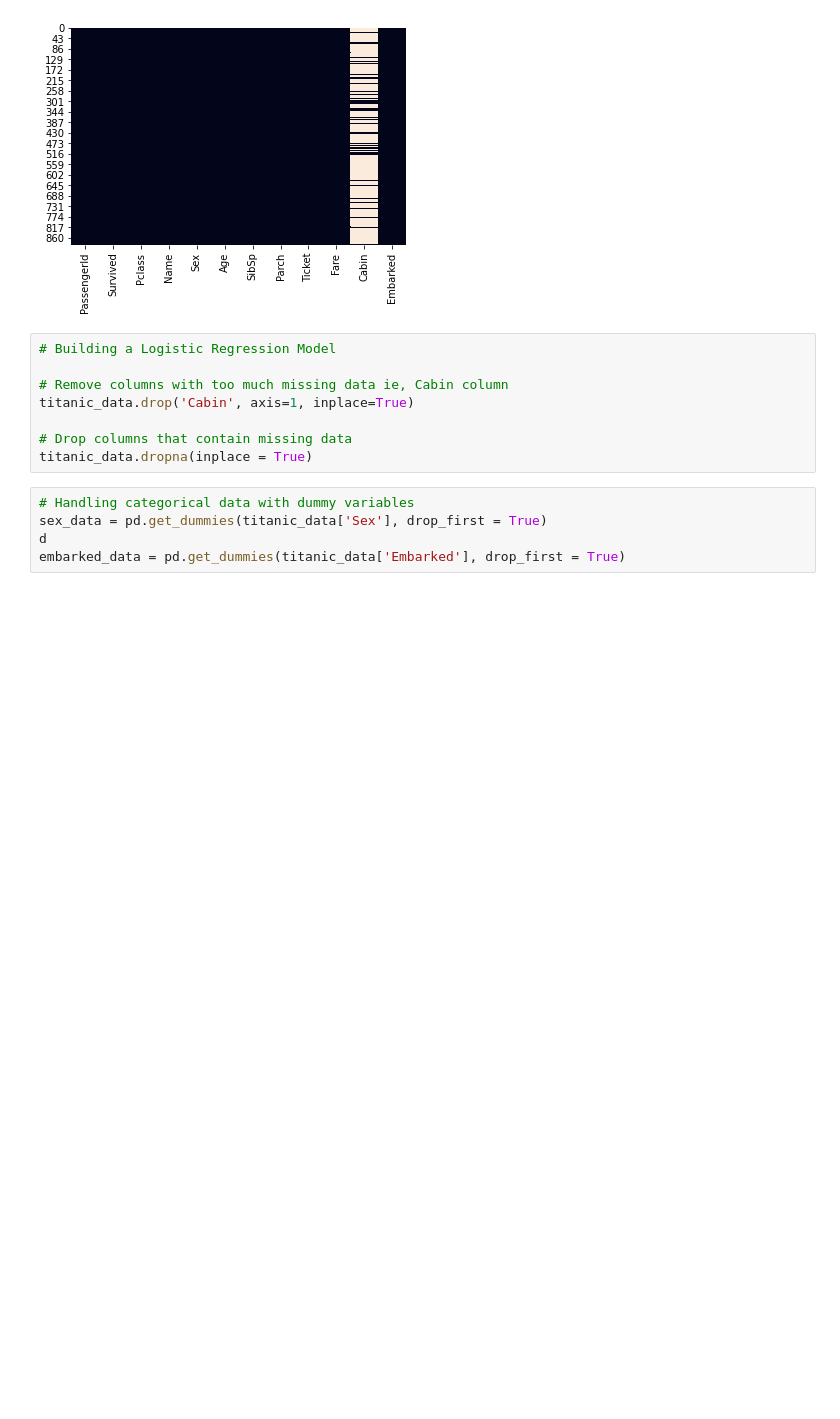
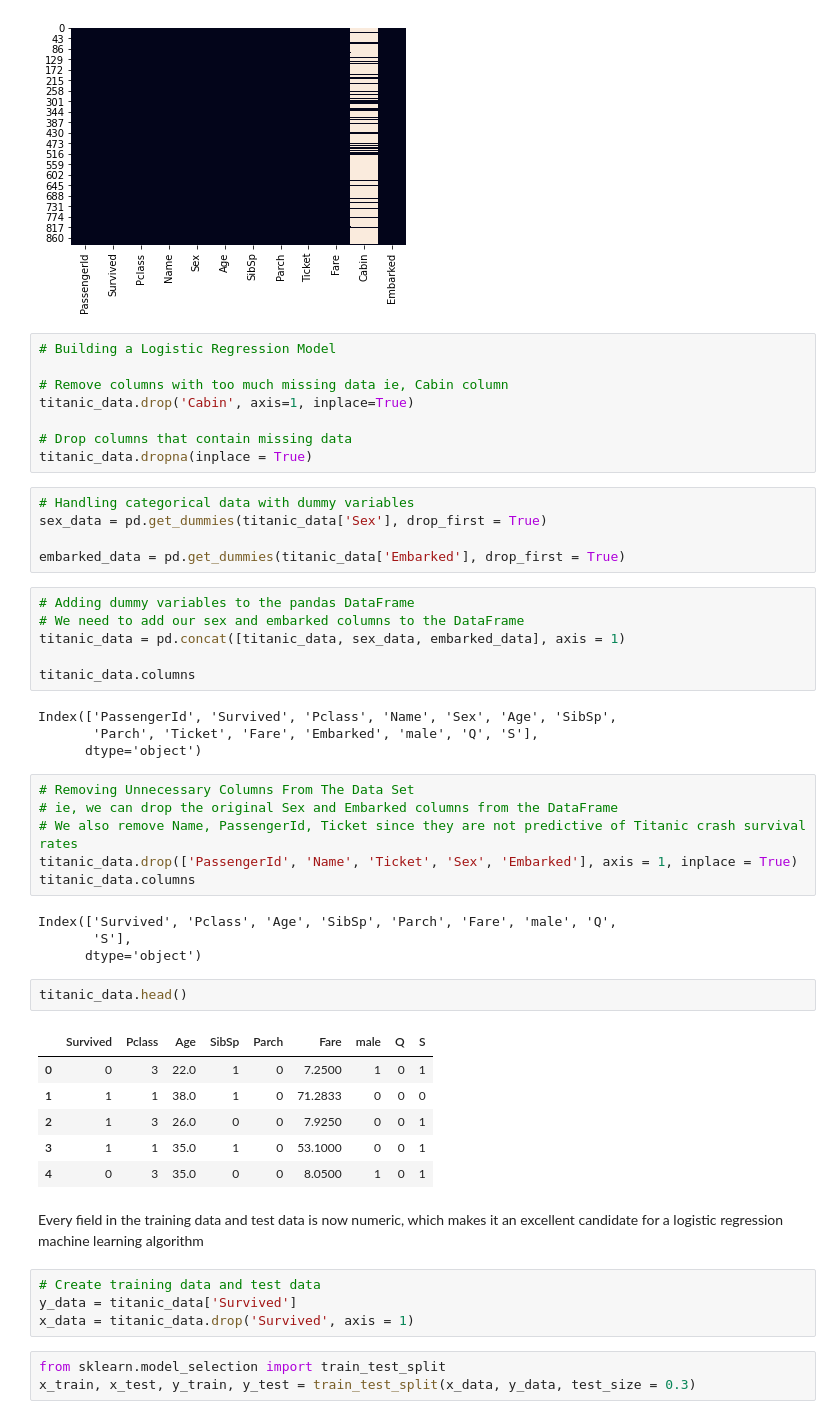
Before and after one commit to Bhairavi-shah/ML-algorithms, a Jupyter notebook: LogisticRegression-Titanic.ipynb, the cells around one changed output. Saved outputs shown, nothing was run; the diff lists cells and outputs as text; blank space fills up the shorter version.

Commit message:
Logistic Regression Complete

```diff
--- a/LogisticRegression-Titanic.ipynb
+++ b/LogisticRegression-Titanic.ipynb
@@ -171,5 +171,43 @@ titanic_data.dropna(inplace = True)
 # %%
 # Handling categorical data with dummy variables
 sex_data = pd.get_dummies(titanic_data['Sex'], drop_first = True)
-d
+
 embarked_data = pd.get_dummies(titanic_data['Embarked'], drop_first = True)
+# %%
+# Adding dummy variables to the pandas DataFrame
+# We need to add our sex and embarked columns to the DataFrame
+titanic_data = pd.concat([titanic_data, sex_data, embarked_data], axis = 1)
+
+titanic_data.columns
+# %% [output]
+Index(['PassengerId', 'Survived', 'Pclass', 'Name', 'Sex', 'Age', 'SibSp',
+       'Parch', 'Ticket', 'Fare', 'Embarked', 'male', 'Q', 'S'],
+      dtype='object')
+# %%
+# Removing Unnecessary Columns From The Data Set
+# ie, we can drop the original Sex and Embarked columns from the DataFrame
+# We also remove Name, PassengerId, Ticket since they are not predictive of Titanic crash survival rates
+titanic_data.drop(['PassengerId', 'Name', 'Ticket', 'Sex', 'Embarked'], axis = 1, inplace = True)
+titanic_data.columns
+# %% [output]
+Index(['Survived', 'Pclass', 'Age', 'SibSp', 'Parch', 'Fare', 'male', 'Q',
+       'S'],
+      dtype='object')
+# %%
+titanic_data.head()
+# %% [output]
+|  | Survived | Pclass | Age | SibSp | Parch | Fare | male | Q | S |
+| 0 | 0 | 3 | 22.0 | 1 | 0 | 7.2500 | 1 | 0 | 1 |
+| 1 | 1 | 1 | 38.0 | 1 | 0 | 71.2833 | 0 | 0 | 0 |
+| 2 | 1 | 3 | 26.0 | 0 | 0 | 7.9250 | 0 | 0 | 1 |
+| 3 | 1 | 1 | 35.0 | 1 | 0 | 53.1000 | 0 | 0 | 1 |
+| 4 | 0 | 3 | 35.0 | 0 | 0 | 8.0500 | 1 | 0 | 1 |
+# %% [markdown]
+Every field in the training data and test data is now numeric, which makes it an excellent candidate for a logistic regression machine learning algorithm
+# %%
+# Create training data and test data
+y_data = titanic_data['Survived']
+x_data = titanic_data.drop('Survived', axis = 1)
+# %%
+from sklearn.model_selection import train_test_split
+x_train, x_test, y_train, y_test = train_test_split(x_data, y_data, test_size = 0.3)
```
Also changed, not shown: parts of 4 cells of this notebook.
